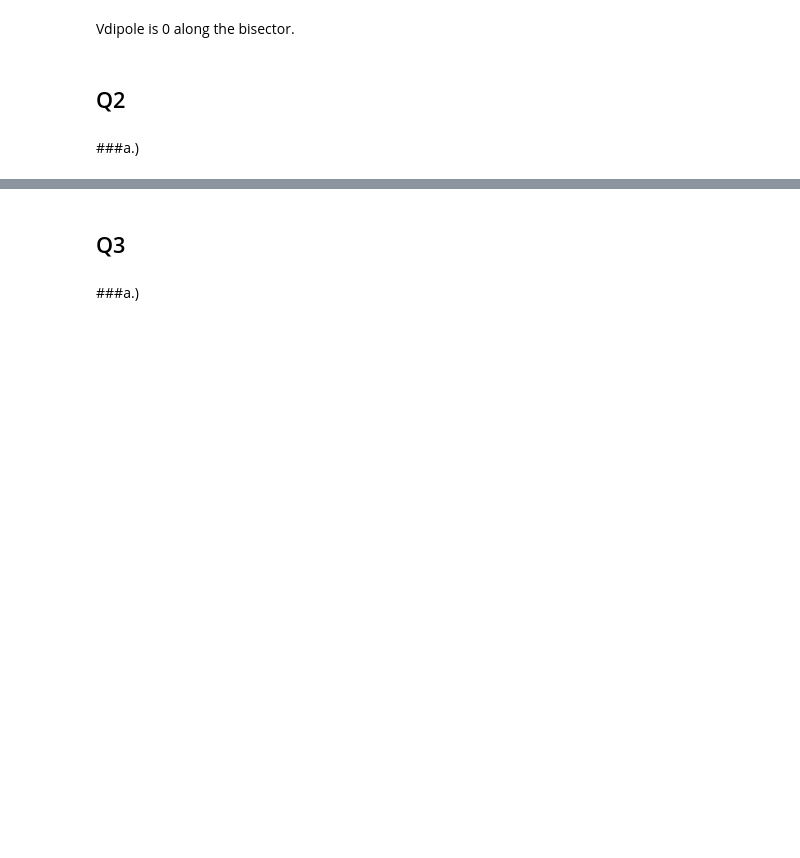
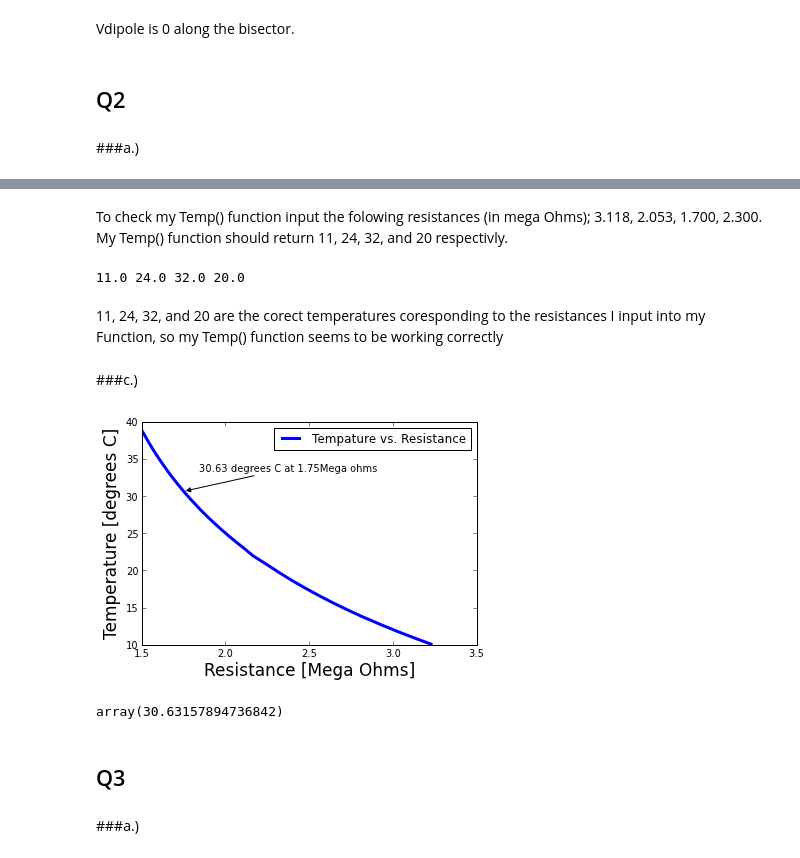
Before and after one commit to npilgram/PHYS202-S13, a Jupyter notebook: Week4/InterpAndDiffEx3.ipynb, the cells around one changed output, grey strips where cells are left out. Drawn from its saved outputs; the diff is of its cells as text; code cells hidden in the pictures; blank space fills up the shorter version.

```diff
--- a/Week4/InterpAndDiffEx3.ipynb
+++ b/Week4/InterpAndDiffEx3.ipynb
@@ -39,3 +39,11 @@ Q2
 # %%
 temp= np.array([10,11,12,13,14,15,16,17,18,19,20,21,22,23,24,25,26,27,28,29,30,31,32,33,34,35,36,37,38,39]) #in degrees C
 resistance = np.array([3.239, 3.118, 3.004, 2.897, 2.795, 2.700, 2.610, 2.526, 2.446, 2.371, 2.300, 2.233, 2.162, 2.110, 2.053, 2.000, 1.950, 1.902, 1.857, 1.815, 1.774, 1.736, 1.700, 1.666, 1.634, 1.603, 1.574, 1.547, 1.521, 1.496]) #in Mega Ohms
+tempRev = temp[::-1]
+resistanceRev= resistance[::-1]
+# %%
+from scipy.interpolate import interp1d
+def Temp(Resistance):
+    """Given a resistance, in MegaOhms, returns the interpolated temperature in degrees C."""
+    new_temp = interp1d(resistanceRev,tempRev)(Resistance)
+    return new_temp
@@ -42,3 +52,28 @@ resistance = np.array([3.239, 3.118, 3.004, 2.897, 2.795, 2.700, 2.610, 2.526, 2
+# %% [markdown]
+To check my Temp() function input the folowing resistances (in mega Ohms); 3.118, 2.053, 1.700, 2.300. My Temp() function should return 11, 24, 32, and 20 respectivly.
+# %%
+print Temp(3.118), Temp(2.053), Temp(1.700), Temp(2.300)
+# %% [output]
+11.0 24.0 32.0 20.0
+# %% [markdown]
+11, 24, 32, and 20 are the corect temperatures coresponding to the resistances I input into my Function, so my Temp() function seems to be working correctly
+# %% [markdown]
+###c.)
+# %%
+Resistance = arange(1.500, 3.230, 0.002)
+# %%
+plot(Resistance, Temp(Resistance), linewidth=3, label='Tempature vs. Resistance')
+xlabel('Resistance [Mega Ohms]', fontsize=17)
+ylabel('Temperature [degrees C]', fontsize=17)
+legend(loc='upper right')
+annotate('30.63 degrees C at 1.75Mega ohms', (1.75,30.63), xytext=(15, 20), textcoords='offset points', arrowprops=dict(arrowstyle='-|>'))
+show()
+# %% [output]
+[figure, added]
+# %%
+Temp(1.75)
+# %% [output]
+array(30.63157894736842)
 # %% [markdown]
 Q3
 --
```
Also changed, not shown: parts of 15 cells of this notebook, 1 other file.
